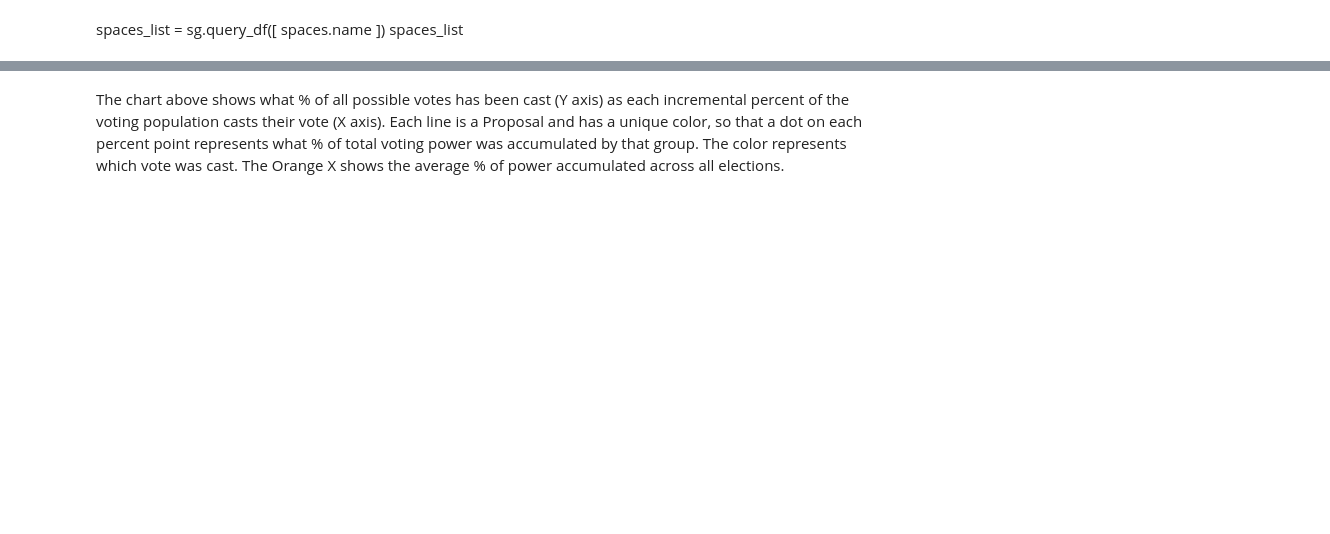
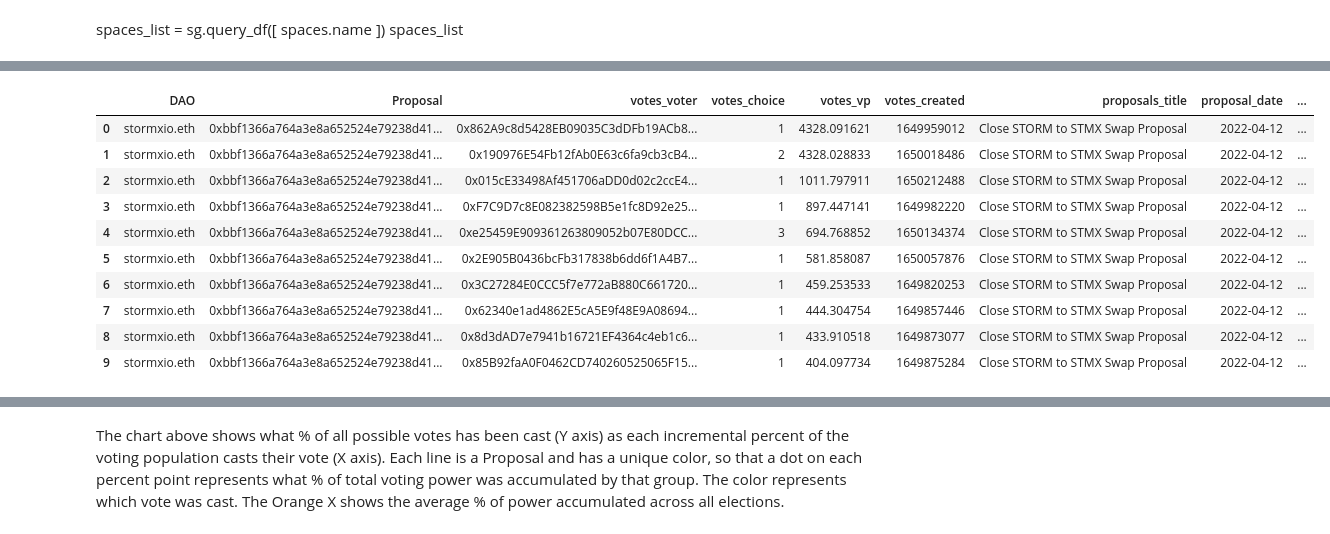
Before and after one commit to EdgeCaser/Snapshotsurfer, a Jupyter notebook: Snapshotsurfer.ipynb, the cells around one changed output, grey strips where cells are left out. Drawn from its saved outputs; the diff is of its cells as text; code cells hidden in the pictures; blank space fills up the shorter version.

```diff
--- a/Snapshotsurfer.ipynb
+++ b/Snapshotsurfer.ipynb
@@ -188,36 +212,50 @@ crunch_data = db.query("select "
                            ",votes_vp"
                            ",votes_created "
                        "    ,proposals_title "
+                       "    ,proposal_date"
                     "       , to_timestamp(min(votes_Created::bigint)) proposal_date "
-                           ",sum(votes_vp) over (Partition by Proposal  order by votes_vp desc, votes_created asc) as cumulative_vp"
-                           ",sum(votes_vp) over (Partition by Proposal) as total_vp"
+                           ",sum(votes_vp) over (Partition by Proposal  order by votes_vp desc, votes_created asc) as cumulative_vp "
+                           ",sum(votes_vp) over (Partition by Proposal) as total_vp "
                            ",(votes_vp::decimal/sum(votes_vp::decimal) over (Partition by Proposal)) as percentage_of_total_vp "
                            ",((sum(votes_vp) over (Partition by Proposal  order by votes_vp desc, votes_created asc))::decimal/sum(votes_vp::decimal) over (Partition by Proposal)) as cum_percentage_of_total_vp "
                        ",round((sum(votes_vp) over (Partition by Proposal  order by votes_vp desc, votes_created asc))::decimal/sum(votes_vp::decimal) over (Partition by Proposal)) as cum_percentage_of_total_vp_stepped "
                            ",row_number() over (Partition by Proposal order by votes_vp desc, votes_created asc) as proposal_voter_rank "
                            ",count(votes_voter) over (Partition by Proposal  order by votes_vp desc, votes_created asc) total_voters "
                            ",(count(*) over (Partition by Proposal  order by votes_vp desc, votes_created asc))::decimal/(count(*) over (Partition by Proposal))::decimal percentage_voters_counted "
                            ",round(100*(count(*) over (Partition by Proposal  order by votes_vp desc, votes_created asc))::decimal/(count(*) over (Partition by Proposal)))::decimal percentage_voters_counted_stepped "
                        "from "
                        "    governance_data  "
                        ""
                        "Group by "
                        "    Proposal"
                        "    ,votes_voter"
                        "    ,votes_choice"
                        "    , votes_vp "
                        "    , votes_created "
                        "    , proposals_title "
+                       "    ,proposal_date "
                        ""
                        "Order by "
                        "    7 asc, "
                        "    votes_vp desc "
                        "    , votes_created asc"
                        "").df()
 
 
 crunch_data.insert(0, 'DAO', spacename)
 crunch_data.head(n=10)
+# %% [output]
+|  | DAO | Proposal | votes_voter | votes_choice | votes_vp | votes_created | proposals_title | proposal_date | ... |
+| 0 | stormxio.eth | 0xbbf1366a764a3e8a652524e79238d41... | 0x862A9c8d5428EB09035C3dDFb19ACb8... | 1 | 4328.091621 | 1649959012 | Close STORM to STMX Swap Proposal | 2022-04-12 | ... |
+| 1 | stormxio.eth | 0xbbf1366a764a3e8a652524e79238d41... | 0x190976E54Fb12fAb0E63c6fa9cb3cB4... | 2 | 4328.028833 | 1650018486 | Close STORM to STMX Swap Proposal | 2022-04-12 | ... |
+| 2 | stormxio.eth | 0xbbf1366a764a3e8a652524e79238d41... | 0x015cE33498Af451706aDD0d02c2ccE4... | 1 | 1011.797911 | 1650212488 | Close STORM to STMX Swap Proposal | 2022-04-12 | ... |
+| 3 | stormxio.eth | 0xbbf1366a764a3e8a652524e79238d41... | 0xF7C9D7c8E082382598B5e1fc8D92e25... | 1 | 897.447141 | 1649982220 | Close STORM to STMX Swap Proposal | 2022-04-12 | ... |
+| 4 | stormxio.eth | 0xbbf1366a764a3e8a652524e79238d41... | 0xe25459E909361263809052b07E80DCC... | 3 | 694.768852 | 1650134374 | Close STORM to STMX Swap Proposal | 2022-04-12 | ... |
+| 5 | stormxio.eth | 0xbbf1366a764a3e8a652524e79238d41... | 0x2E905B0436bcFb317838b6dd6f1A4B7... | 1 | 581.858087 | 1650057876 | Close STORM to STMX Swap Proposal | 2022-04-12 | ... |
+| 6 | stormxio.eth | 0xbbf1366a764a3e8a652524e79238d41... | 0x3C27284E0CCC5f7e772aB880C661720... | 1 | 459.253533 | 1649820253 | Close STORM to STMX Swap Proposal | 2022-04-12 | ... |
+| 7 | stormxio.eth | 0xbbf1366a764a3e8a652524e79238d41... | 0x62340e1ad4862E5cA5E9f48E9A08694... | 1 | 444.304754 | 1649857446 | Close STORM to STMX Swap Proposal | 2022-04-12 | ... |
+| 8 | stormxio.eth | 0xbbf1366a764a3e8a652524e79238d41... | 0x8d3dAD7e7941b16721EF4364c4eb1c6... | 1 | 433.910518 | 1649873077 | Close STORM to STMX Swap Proposal | 2022-04-12 | ... |
+| 9 | stormxio.eth | 0xbbf1366a764a3e8a652524e79238d41... | 0x85B92faA0F0462CD740260525065F15... | 1 | 404.097734 | 1649875284 | Close STORM to STMX Swap Proposal | 2022-04-12 | ... |
 # %%
 #leaders = crunch_data.loc[crunch_data['proposal_voter_rank'] <=3]
 #leader_count = leaders.votes_voter.nunique()
```
Also changed, not shown: parts of 30 cells of this notebook, 2 other files.
